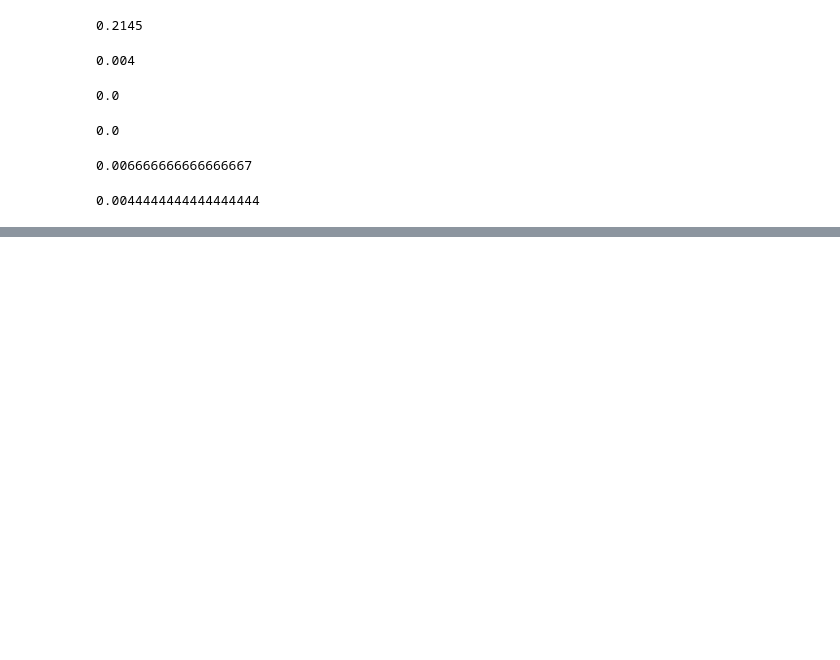
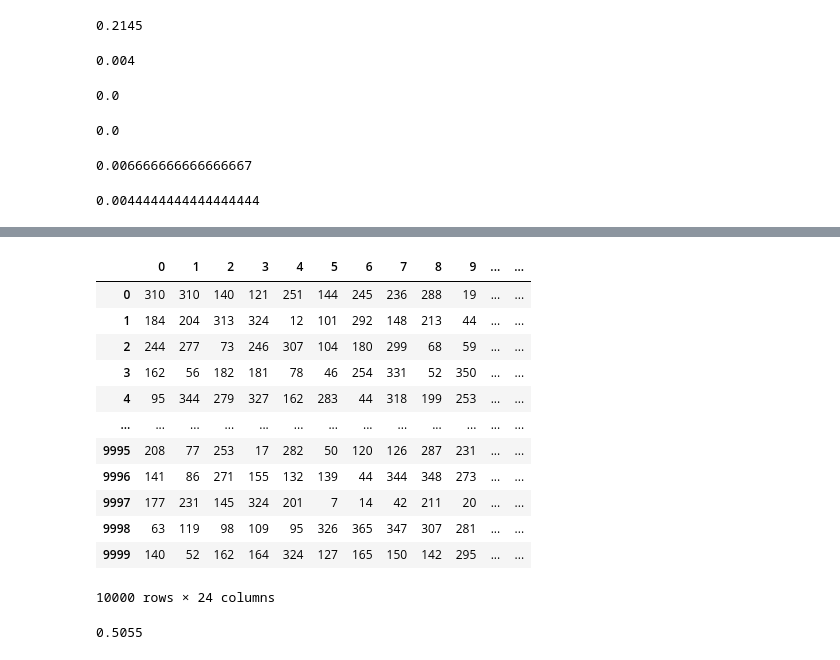
Before and after one commit to PGuajardo/statistics-exercises, a Jupyter notebook: simulation.ipynb, the cells around one changed output, grey strips where cells are left out. Saved outputs shown, nothing was run; the diff lists cells and outputs as text; code cells hidden in the pictures; blank space fills up the shorter version.

```diff
--- a/simulation.ipynb
+++ b/simulation.ipynb
@@ -268,0 +370,21 @@ array([3, 3, 4, ..., 5, 3, 4])
+# %%
+birthdays["unique_birthdays"] = birthdays.nunique(axis = 1)
+birthdays
+# %% [output]
+|  | 0 | 1 | 2 | 3 | 4 | 5 | 6 | 7 | 8 | 9 | ... | ... |
+| 0 | 310 | 310 | 140 | 121 | 251 | 144 | 245 | 236 | 288 | 19 | ... | ... |
+| 1 | 184 | 204 | 313 | 324 | 12 | 101 | 292 | 148 | 213 | 44 | ... | ... |
+| 2 | 244 | 277 | 73 | 246 | 307 | 104 | 180 | 299 | 68 | 59 | ... | ... |
+| 3 | 162 | 56 | 182 | 181 | 78 | 46 | 254 | 331 | 52 | 350 | ... | ... |
+| 4 | 95 | 344 | 279 | 327 | 162 | 283 | 44 | 318 | 199 | 253 | ... | ... |
+| ... | ... | ... | ... | ... | ... | ... | ... | ... | ... | ... | ... | ... |
+| 9995 | 208 | 77 | 253 | 17 | 282 | 50 | 120 | 126 | 287 | 231 | ... | ... |
+| 9996 | 141 | 86 | 271 | 155 | 132 | 139 | 44 | 344 | 348 | 273 | ... | ... |
+| 9997 | 177 | 231 | 145 | 324 | 201 | 7 | 14 | 42 | 211 | 20 | ... | ... |
+| 9998 | 63 | 119 | 98 | 109 | 95 | 326 | 365 | 347 | 307 | 281 | ... | ... |
+| 9999 | 140 | 52 | 162 | 164 | 324 | 127 | 165 | 150 | 142 | 295 | ... | ... |
+10000 rows × 24 columns
+# %%
+(birthdays.unique_birthdays < 23).mean()
+# %% [output]
+0.5055
```
Also changed, not shown: parts of 23 cells of this notebook.
